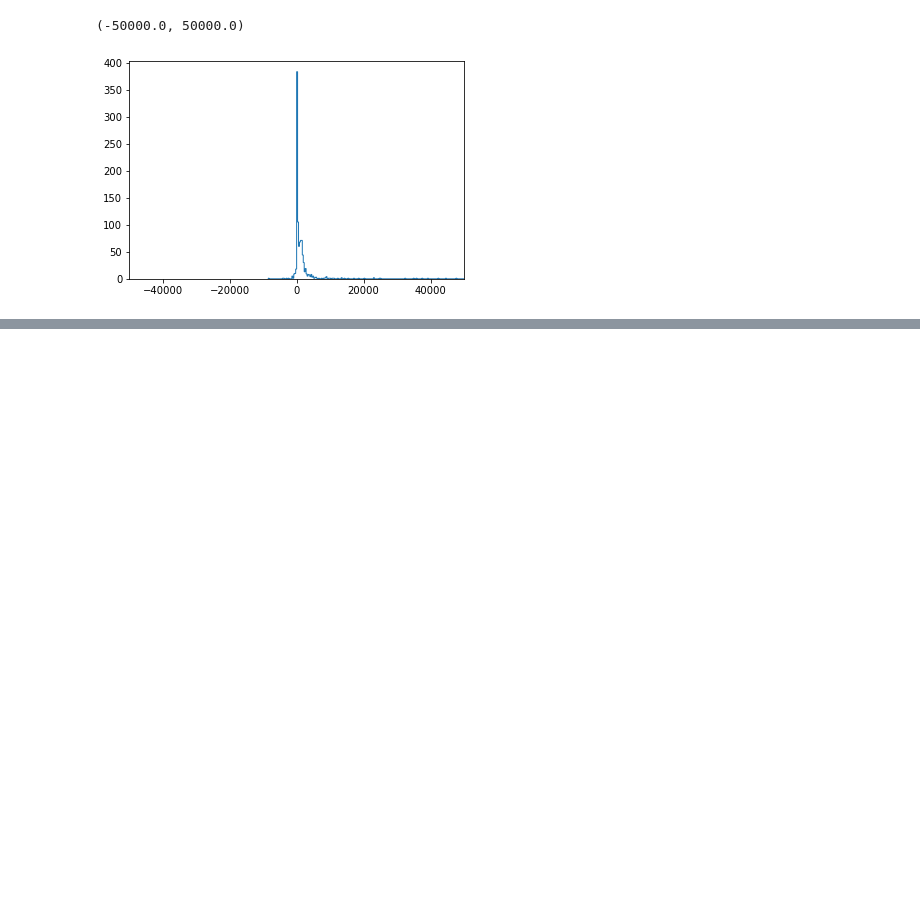
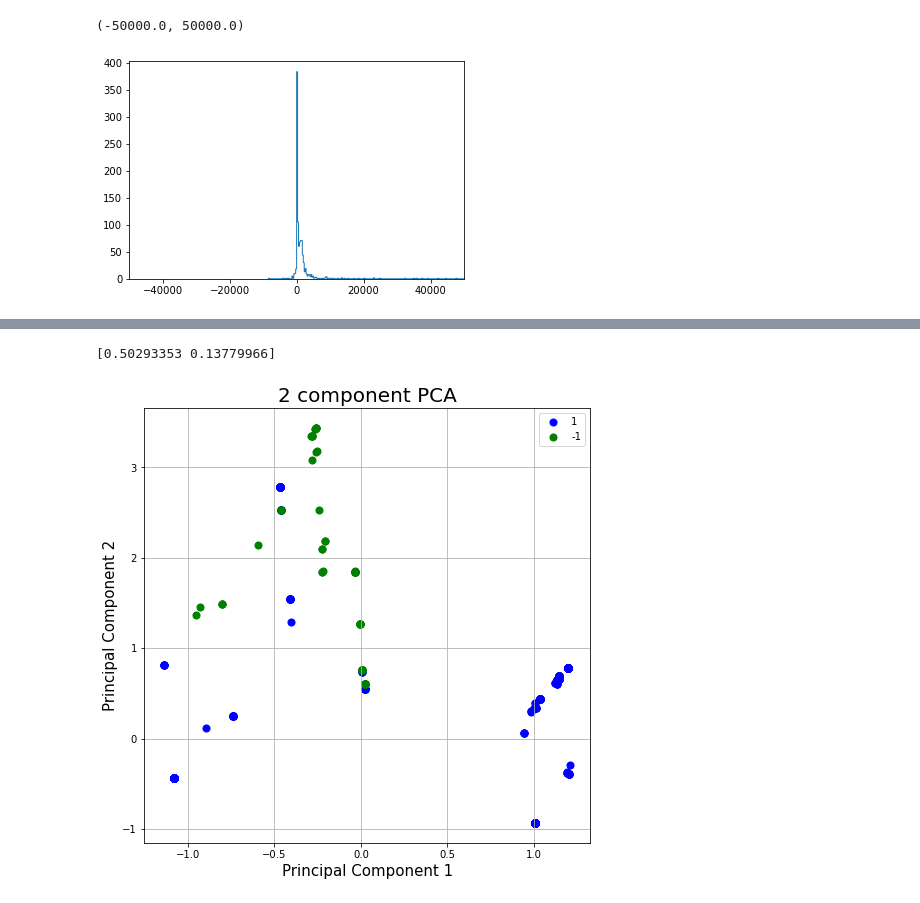
Before and after one commit to dylan1218/ClassificationProject, a Jupyter notebook: ModelsDL_unsup.ipynb, the cells around one changed output, grey strips where cells are left out. Cells and saved outputs as stored; diff of their text form; code cells hidden in the pictures; blank space fills up the shorter version.

```diff
--- a/ModelsDL_unsup.ipynb
+++ b/ModelsDL_unsup.ipynb
@@ -447,0 +297,19 @@ modelVals.dfscaled
+# %%
+from sklearn.ensemble import IsolationForest
+
+
+dfresults = modelVals.df[modelVals.originalFeatures]
+seed = 12345
+ntrees = 50
+model = IsolationForest(random_state=seed, n_estimators=ntrees, warm_start=True, max_features=.85)
+model.fit(dftrainnumpy)
+
+dfresults['scores'] = model.decision_function(dftrainnumpy)
+dfresults['anomaly'] = model.predict(dftrainnumpy)
+
+
+#reduce to 2 dimensional space with PCA and graph results to identify if anomolies are properly being captured
+df['scores'] = dfresults['scores']
+df['anomaly'] = dfresults['anomaly']
+dfresults.to_csv(pathBase + "\Datasets\IFresults.csv")
+df
@@ -447,0 +330,29 @@ modelVals.dfscaled
+# %%
+#Utilize PCA to reduce high # of dimensions into 2
+pca2d = PCA(n_components=2, whiten=True)
+principalComponents2d = pca2d.fit_transform(dftrain)
+principalDf2d = pd.DataFrame(data = principalComponents2d, columns = ['principal component 1', 'principal component 2'])
+finalDf2d = pd.concat([principalDf2d, df[['anomaly']]], axis = 1)
+
+
+#Plot reduced dimensions based upon labeled values to validate that the anomoly classification appears reasonable
+fig = plt.figure(figsize = (8,8))
+ax = fig.add_subplot(1,1,1)
+ax.set_xlabel('Principal Component 1', fontsize = 15)
+ax.set_ylabel('Principal Component 2', fontsize = 15)
+ax.set_title('2 component PCA', fontsize = 20)
+targets = [1, -1]
+colors = ['b', 'g']
+for target, color in zip(targets,colors):
+    indicesToKeep = finalDf2d['anomaly'] == target
+    ax.scatter(finalDf2d.loc[indicesToKeep, 'principal component 1']
+               , finalDf2d.loc[indicesToKeep, 'principal component 2']
+               , c = color
+               , s = 50)
+ax.legend(targets)
+ax.grid()
+
+print(pca2d.explained_variance_ratio_)
+# %% [output]
+[0.50293353 0.13779966]
+[figure, added]
```
Also changed, not shown: parts of 25 cells of this notebook, 3 other files.
